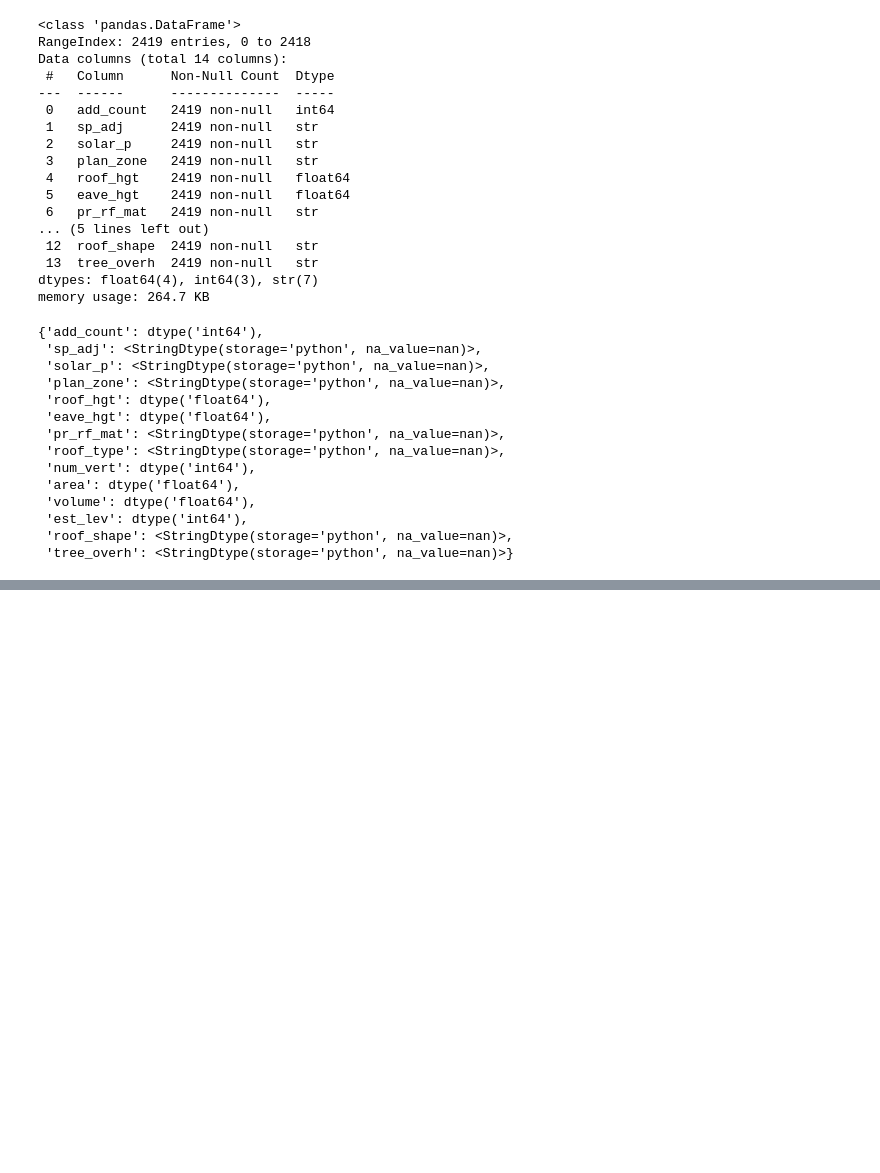
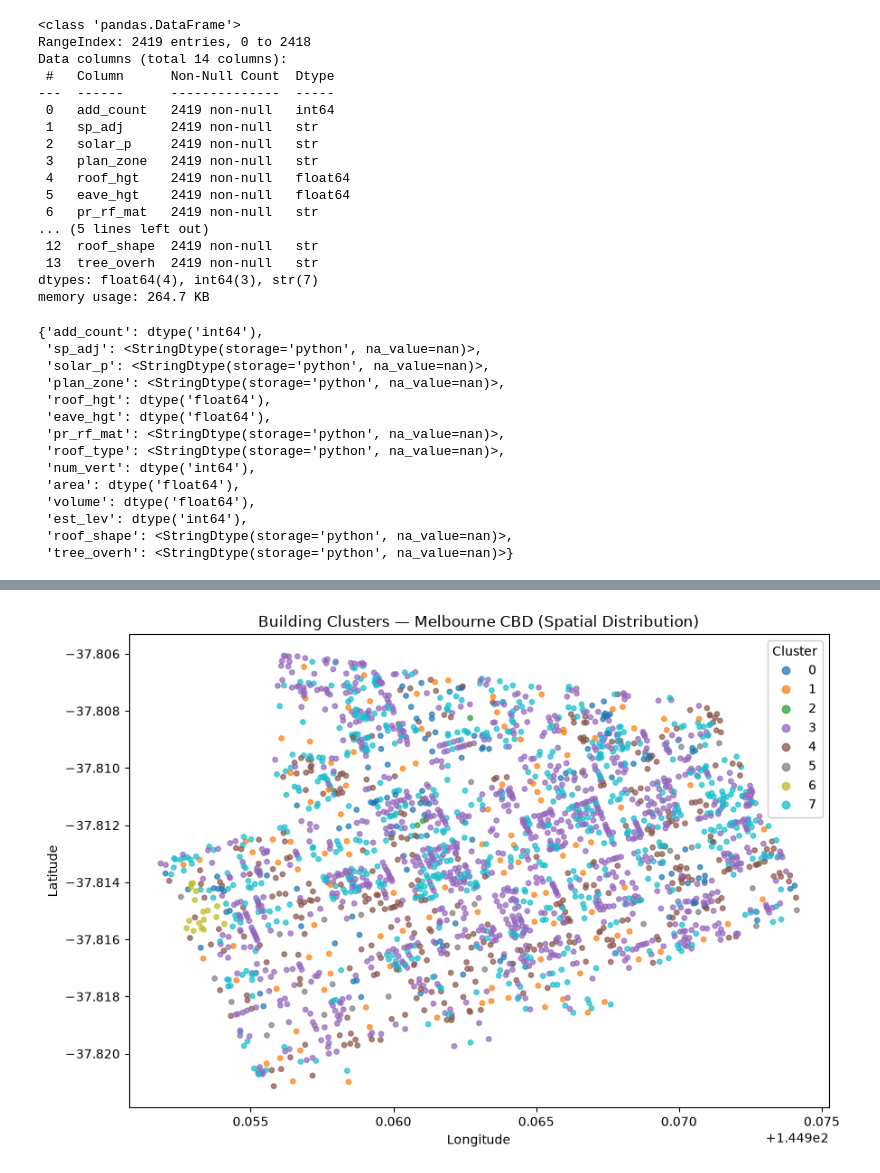
Before and after one commit to s4161925/s4161925_COSC2816_A1_Task1, a Jupyter notebook: A1_buildings_MLcode.ipynb, the cells around one changed output, grey strips where cells are left out. Cells and saved outputs as stored; diff of their text form; code cells hidden in the pictures; blank space fills up the shorter version.

```diff
--- a/A1_buildings_MLcode.ipynb
+++ b/A1_buildings_MLcode.ipynb
@@ -267,0 +334,22 @@ plt.show()
+# %%
+# Plot the spatial distribution of clusters on a scatter plot using the original building coordinates
+import matplotlib.pyplot as plt
+
+df_map = buildings.copy()
+df_map['cntrd_long'] = spatial_cols['cntrd_long']
+df_map['cntrd_lat'] = spatial_cols['cntrd_lat']
+
+fig, ax = plt.subplots(figsize=(10, 10))
+scatter = ax.scatter(
+    df_map['cntrd_long'], df_map['cntrd_lat'],
+    c=df_map['cluster'], cmap='tab10', s=15, alpha=0.7
+)
+legend1 = ax.legend(*scatter.legend_elements(), title="Cluster", loc="upper right")
+ax.add_artist(legend1)
+ax.set_xlabel('Longitude')
+ax.set_ylabel('Latitude')
+ax.set_title('Building Clusters — Melbourne CBD (Spatial Distribution)')
+ax.set_aspect('equal')
+plt.show()
+# %% [output]
+[figure, added]
```
Also changed, not shown: parts of 8 cells of this notebook, 2 other files.
